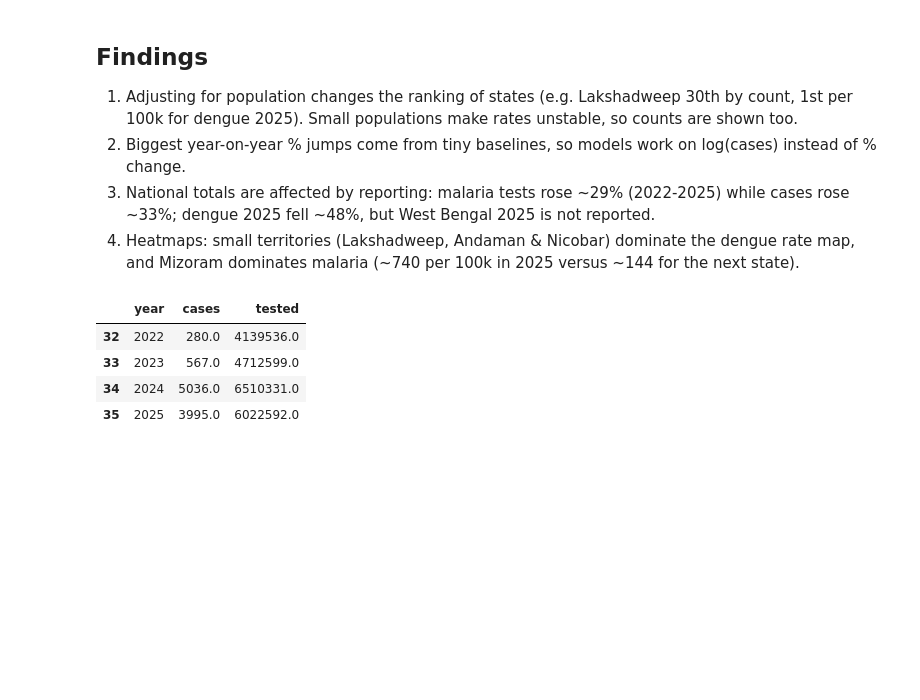
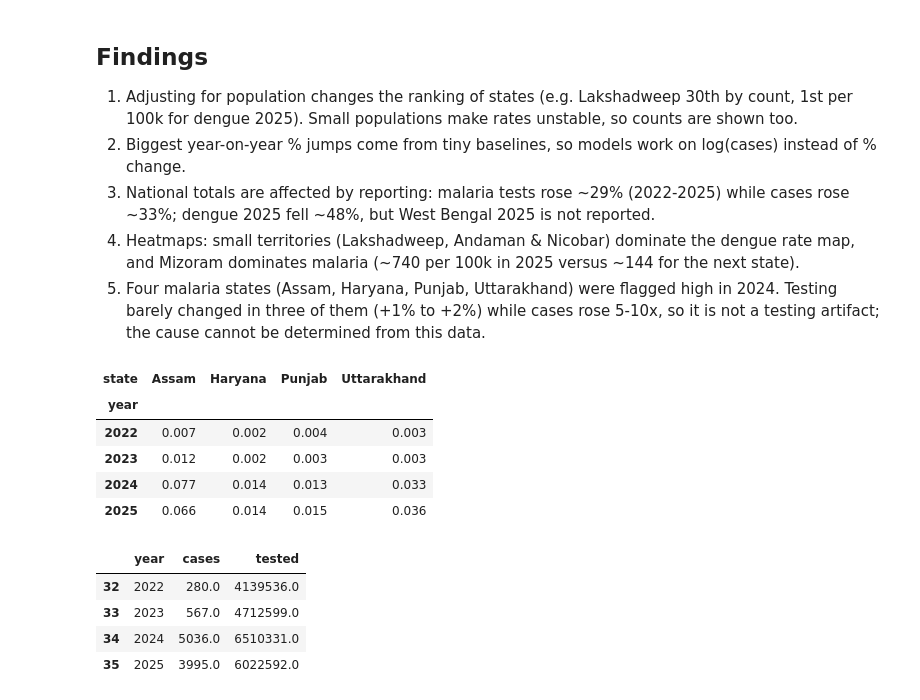
Before and after one commit to Rishlin/india-disease-surveillance, a Jupyter notebook: notebooks/01_eda.ipynb, the cells around one changed output. Cells and saved outputs as stored; diff of their text form; code cells hidden in the pictures; blank space fills up the shorter version.

Commit message:
docs: check testing effect for flagged malaria states

```diff
--- a/notebooks/01_eda.ipynb
+++ b/notebooks/01_eda.ipynb
@@ -4,6 +4,19 @@
 2. Biggest year-on-year % jumps come from tiny baselines, so models work on log(cases) instead of % change.
 3. National totals are affected by reporting: malaria tests rose ~29% (2022-2025) while cases rose ~33%; dengue 2025 fell ~48%, but West Bengal 2025 is not reported.
 4. Heatmaps: small territories (Lakshadweep, Andaman & Nicobar) dominate the dengue rate map, and Mizoram dominates malaria (~740 per 100k in 2025 versus ~144 for the next state).
+5. Four malaria states (Assam, Haryana, Punjab, Uttarakhand) were flagged high in 2024. Testing barely changed in three of them (+1% to +2%) while cases rose 5-10x, so it is not a testing artifact; the cause cannot be determined from this data.
+# %%
+states = ["Assam", "Haryana", "Punjab", "Uttarakhand"]
+m = df[(df.disease == "Malaria") & df.state.isin(states)].copy()
+m["positivity_pct"] = (m["cases"] / m["tested"] * 100).round(3)
+m.pivot(index="year", columns="state", values="positivity_pct")
+# %% [output]
+| state | Assam | Haryana | Punjab | Uttarakhand |
+| year |  |  |  |  |
+| 2022 | 0.007 | 0.002 | 0.004 | 0.003 |
+| 2023 | 0.012 | 0.002 | 0.003 | 0.003 |
+| 2024 | 0.077 | 0.014 | 0.013 | 0.033 |
+| 2025 | 0.066 | 0.014 | 0.015 | 0.036 |
 # %%
 import pandas as pd
 
```
